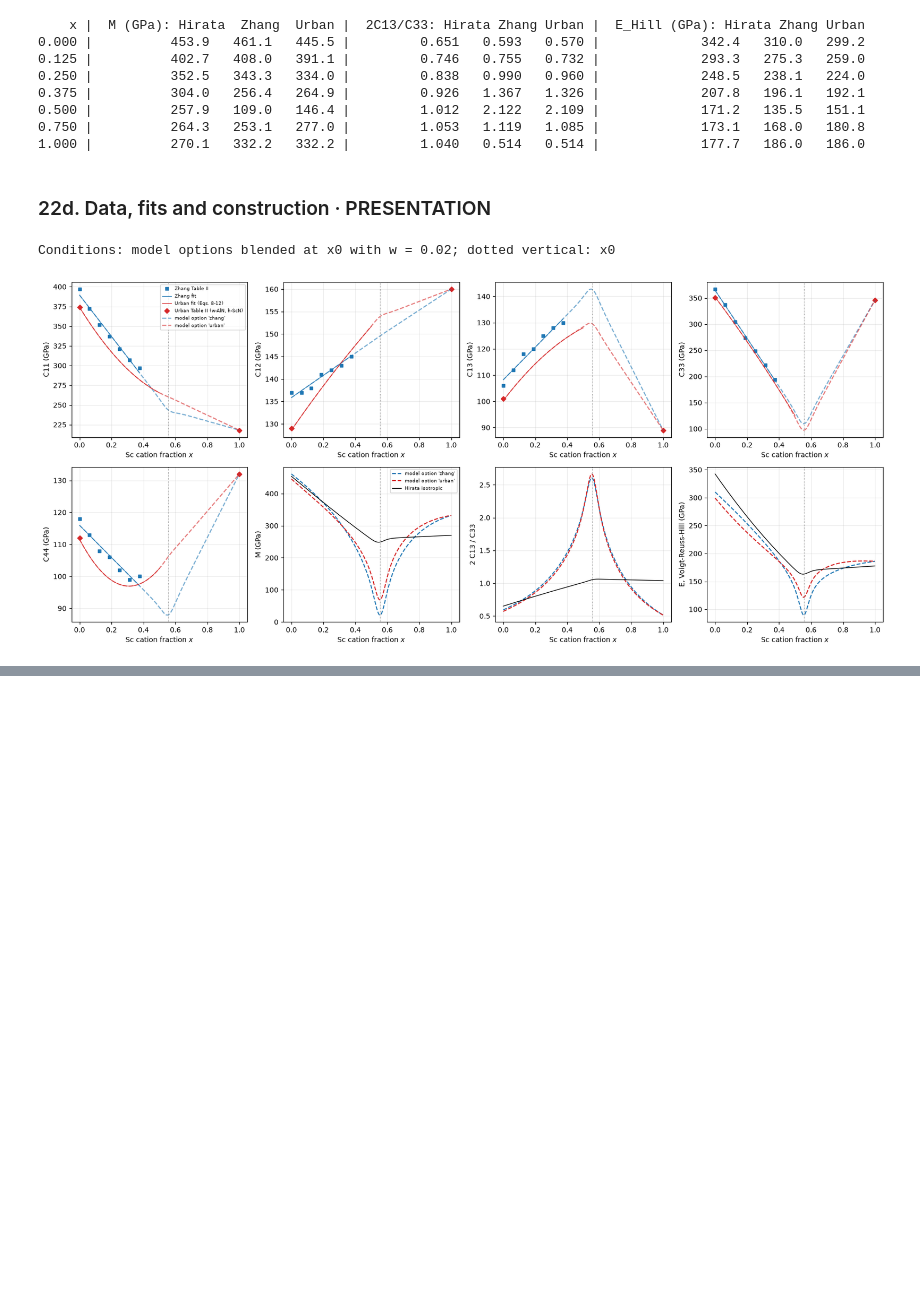
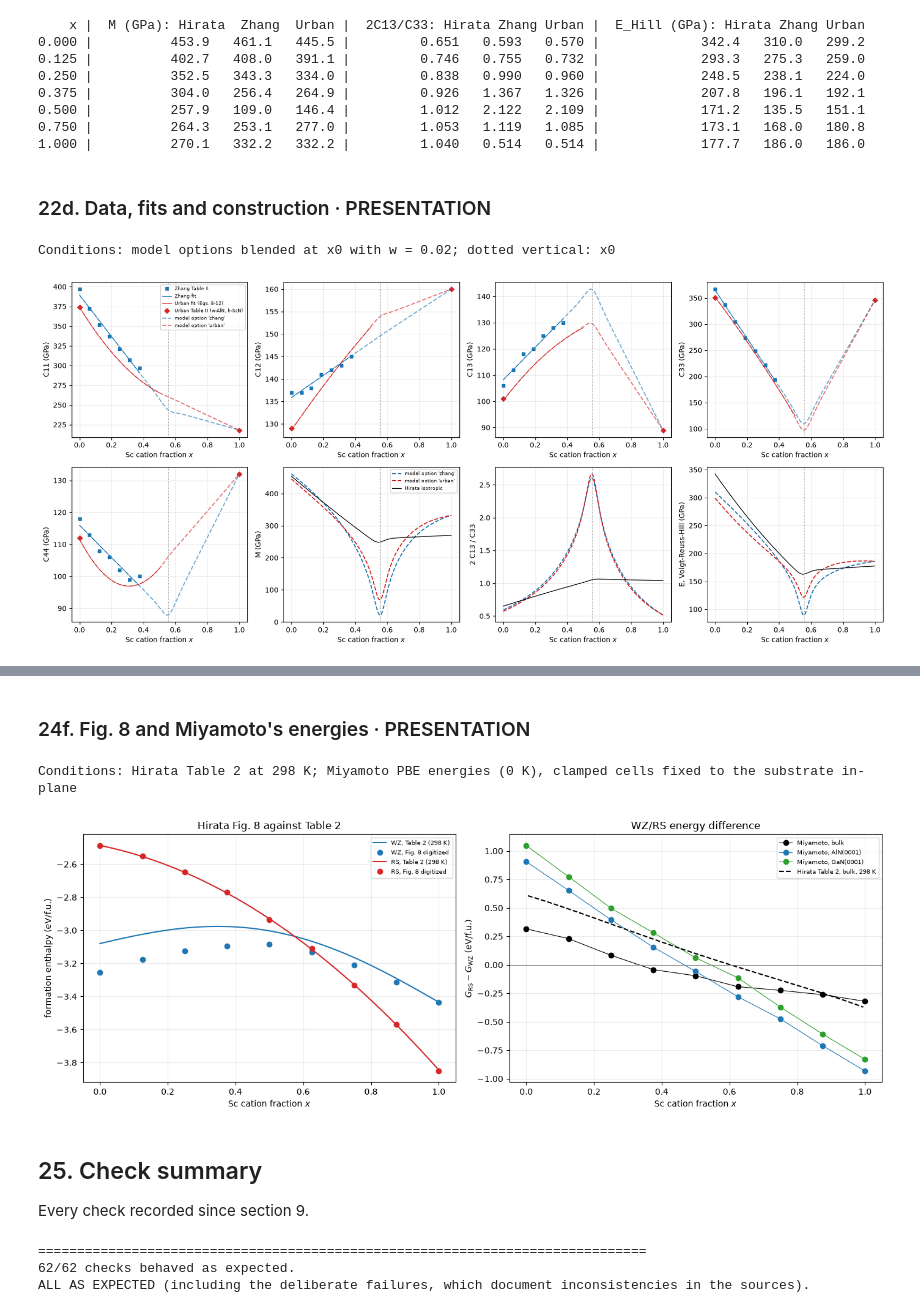
Before and after one commit to mat3ra/api-examples, a Jupyter notebook: other/experiments/alphafilm/Hirata2020_AlScN_CALPHAD.ipynb, the cells around one changed output, grey strips where cells are left out. Cells and saved outputs as stored; diff of their text form; code cells hidden in the pictures; blank space fills up the shorter version.

Commit message:
Add rocksalt inputs and checks: Fig. 8, Miyamoto (2025), RS lattice and elastic constants [SOF-8053]
Co-Authored-By: Claude Opus 5.5 <noreply@anthropic.com>

```diff
--- a/other/experiments/alphafilm/Hirata2020_AlScN_CALPHAD.ipynb
+++ b/other/experiments/alphafilm/Hirata2020_AlScN_CALPHAD.ipynb
@@ -2417,0 +2580,18 @@ ALL AS EXPECTED (including the deliberate failures, which document inconsistenci
+# %%
+# ===== MODEL INPUT =====
+ROCKSALT_LATTICE_ENDMEMBERS = {name: math.sqrt(2.0) * spacing for name, spacing in MIYAMOTO_ROCKSALT_IN_PLANE_SPACING.items()}
+DUMMY_ROCKSALT_BOWING = 0.03   # Angstrom; DUMMY until Waack et al. (2024)
+
+
+def rocksalt_lattice_parameter(composition, bowing=DUMMY_ROCKSALT_BOWING):
+    x = np.asarray(composition, dtype=float)
+    return (1.0 - x) * ROCKSALT_LATTICE_ENDMEMBERS["AlN"] + x * ROCKSALT_LATTICE_ENDMEMBERS["ScN"] + bowing * x * (1.0 - x)
+
+
+print(f"Model input: RS endmembers a = {ROCKSALT_LATTICE_ENDMEMBERS['AlN']:.4f} (AlN), "
+      f"{ROCKSALT_LATTICE_ENDMEMBERS['ScN']:.4f} (ScN) Angstrom; DUMMY bowing {DUMMY_ROCKSALT_BOWING} Angstrom\n")
+print(f"{'x':>5} {'a_RS':>7} {'a_RS/sqrt2':>11} {'misfit to AlN':>14} {'misfit to GaN':>14}   (AlN: model a(0); GaN 3.189)")
+for x in (0.0, 0.25, 0.5, 0.75, 1.0):
+    spacing = float(rocksalt_lattice_parameter(x)) / math.sqrt(2.0)
+    print(f"{x:5.2f} {float(rocksalt_lattice_parameter(x)):7.4f} {spacing:11.4f} "
+          f"{(cofit_lattice_parameter_a(0.0) / spacing - 1) * 100:13.1f}% {(3.189 / spacing - 1) * 100:13.1f}%")
@@ -2417,0 +2653,57 @@ ALL AS EXPECTED (including the deliberate failures, which document inconsistenci
+# %% [markdown]
+### 24f. Fig. 8 and Miyamoto's energies  ·  PRESENTATION
+# %%
+# ===== PRESENTATION =====
+def plot_fig8(axis):
+    """Fig. 8 digitized points against the Table 2 curves at 298 K, eV/f.u."""
+    mesh = np.linspace(0.0, 1.0, 201)
+    for points, aluminium, scandium, coefficients, colour, label in (
+            (FIG8_WURTZITE, GIBBS_ALUMINIUM_NITRIDE_WURTZITE, GIBBS_SCANDIUM_NITRIDE_WURTZITE, REDLICH_KISTER_WURTZITE,
+             "tab:blue", "WZ"),
+            (FIG8_ROCKSALT, GIBBS_ALUMINIUM_NITRIDE_ROCKSALT, GIBBS_SCANDIUM_NITRIDE_ROCKSALT, REDLICH_KISTER_ROCKSALT,
+             "tab:red", "RS")):
+        enthalpy = [((1 - x) * sgte_enthalpy(aluminium, ROOM_TEMPERATURE) + x * sgte_enthalpy(scandium, ROOM_TEMPERATURE)
+                     + excess_gibbs_energy(x, coefficients)) / JOULE_PER_ELECTRONVOLT for x in mesh]
+        axis.plot(mesh, enthalpy, "-", color=colour, label=f"{label}, Table 2 (298 K)")
+        axis.plot(FIG8_COMPOSITIONS, [2.0 * value * 1000.0 / JOULE_PER_ELECTRONVOLT for value in points], "o",
+                  color=colour, label=f"{label}, Fig. 8 digitized")
+    axis.set_ylabel("formation enthalpy (eV/f.u.)"); axis.set_title("Hirata Fig. 8 against Table 2")
+
+
+def plot_miyamoto_fig3(axis):
+    """Miyamoto's Delta E = E_RS - E_WZ against Hirata's Table 2 (bulk, 298 K), eV/f.u."""
+    mesh = np.linspace(0.005, 0.995, 199)
+    for (condition, values), colour in zip(MIYAMOTO_FIG3.items(), ("k", "tab:blue", "tab:green")):
+        axis.plot(MIYAMOTO_FIG3_COMPOSITIONS, [2.0 * value for value in values], "o-", color=colour, lw=0.8,
+                  label=f"Miyamoto, {condition}")
+    hirata = [(phase_gibbs_energy(x, ROOM_TEMPERATURE, GIBBS_ALUMINIUM_NITRIDE_ROCKSALT, GIBBS_SCANDIUM_NITRIDE_ROCKSALT,
+                                  REDLICH_KISTER_ROCKSALT)
+               - phase_gibbs_energy(x, ROOM_TEMPERATURE, GIBBS_ALUMINIUM_NITRIDE_WURTZITE,
+                                    GIBBS_SCANDIUM_NITRIDE_WURTZITE, REDLICH_KISTER_WURTZITE)) / JOULE_PER_ELECTRONVOLT
+              for x in mesh]
+    axis.plot(mesh, hirata, "k--", label="Hirata Table 2, bulk, 298 K")
+    axis.axhline(0.0, color="grey", lw=0.8)
+    axis.set_ylabel(r"$G_\mathrm{RS} - G_\mathrm{WZ}$ (eV/f.u.)"); axis.set_title("WZ/RS energy difference")
+
+
+if HAVE_MATPLOTLIB:
+    figure, (left_axis, right_axis) = plt.subplots(1, 2, figsize=(14, 5))
+    plot_fig8(left_axis)
+    plot_miyamoto_fig3(right_axis)
+    for axis in (left_axis, right_axis):
+        axis.set_xlabel("Sc cation fraction $x$"); axis.legend(fontsize=7.5); axis.grid(alpha=0.25)
+    print("Conditions: Hirata Table 2 at 298 K; Miyamoto PBE energies (0 K), clamped cells fixed to the substrate in-plane")
+    plt.tight_layout(); plt.show()
+# %% [output]
+Conditions: Hirata Table 2 at 298 K; Miyamoto PBE energies (0 K), clamped cells fixed to the substrate in-plane
+[figure, added]
+# %% [markdown]
+## 25. Check summary
+
+Every check recorded since section 9.
+# %%
+summarise_checks()
+# %% [output]
+==============================================================================
+62/62 checks behaved as expected.
+ALL AS EXPECTED (including the deliberate failures, which document inconsistencies in the sources).
```
Also changed, not shown: parts of 14 cells of this notebook.
